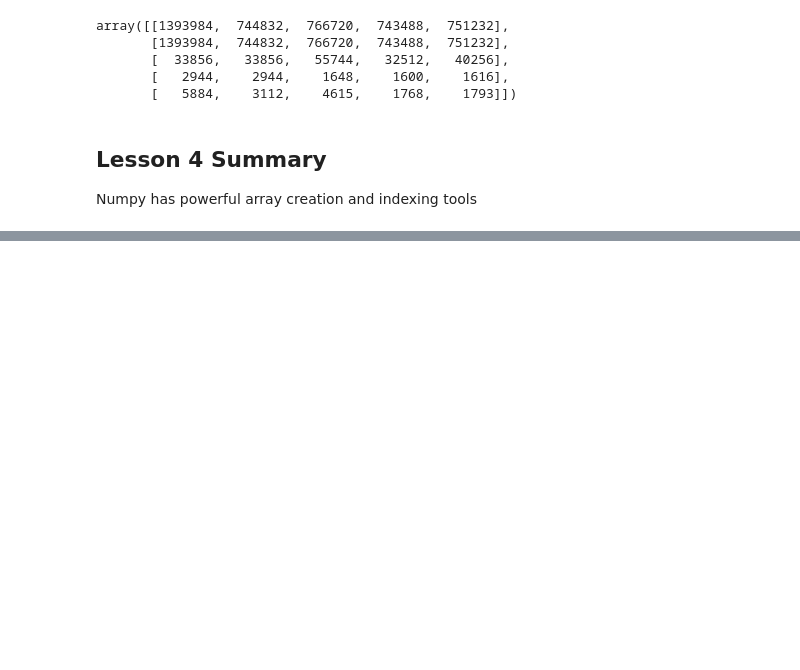
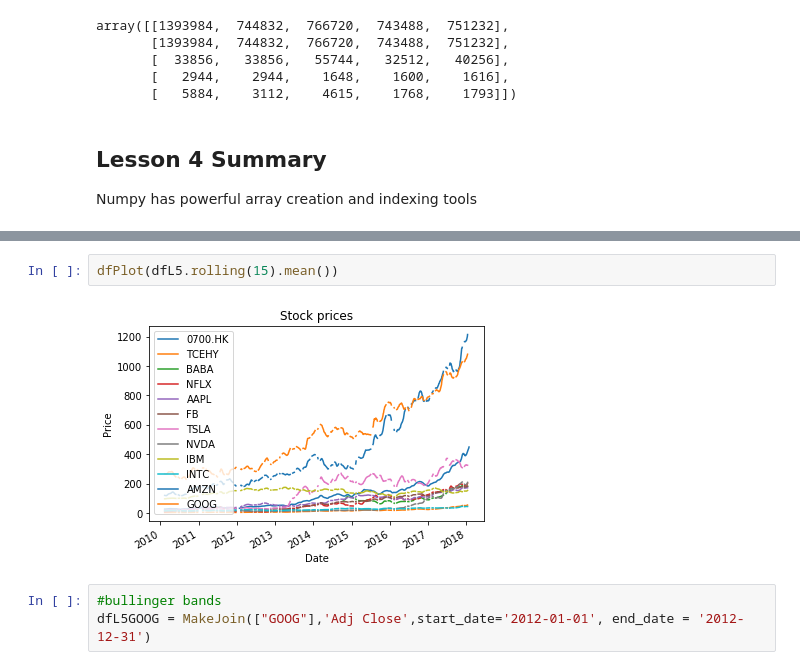
Before and after one commit to Oadegbite/Projects, a Jupyter notebook: UdacityFinacialCourse/TestBox.ipynb, the cells around one changed output, grey strips where cells are left out. Cells and saved outputs as stored; diff of their text form; blank space fills up the shorter version.

```diff
--- a/UdacityFinacialCourse/TestBox.ipynb
+++ b/UdacityFinacialCourse/TestBox.ipynb
@@ -698,0 +780,7 @@ Numpy has powerful array creation and indexing tools
+# %%
+dfPlot(dfL5.rolling(15).mean())
+# %% [output]
+[figure, added]
+# %%
+#bullinger bands
+dfL5GOOG = MakeJoin(["GOOG"],'Adj Close',start_date='2012-01-01', end_date = '2012-12-31')
```
Also changed, not shown: parts of 18 cells of this notebook, 1 other file.
